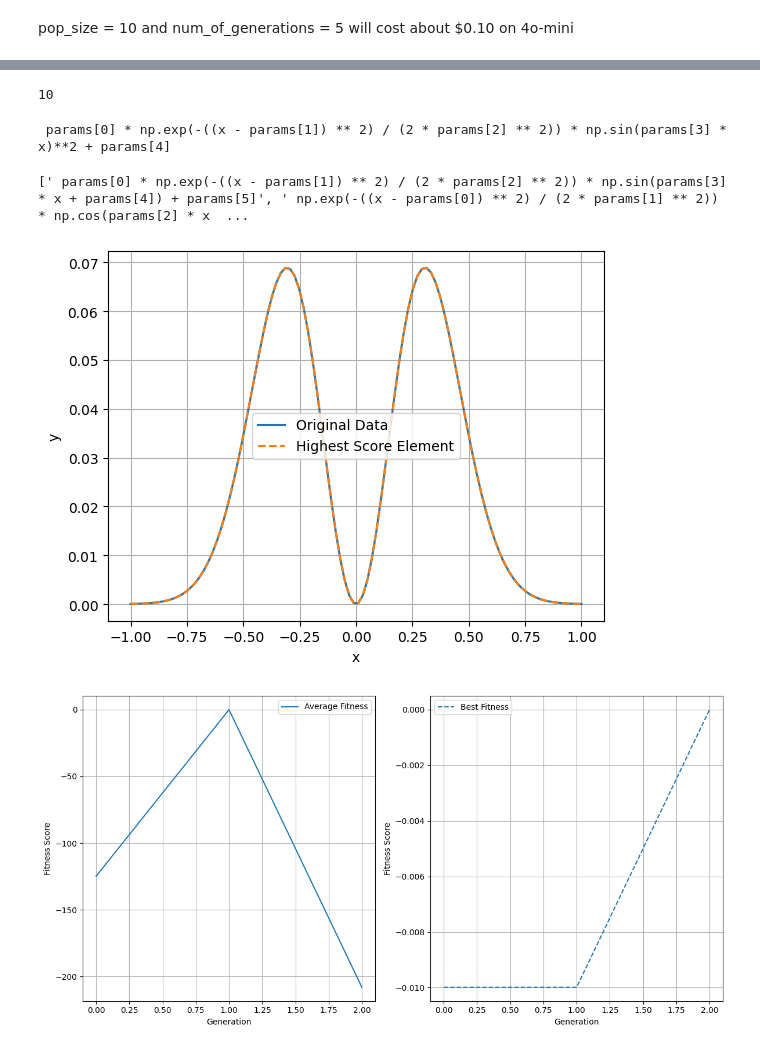
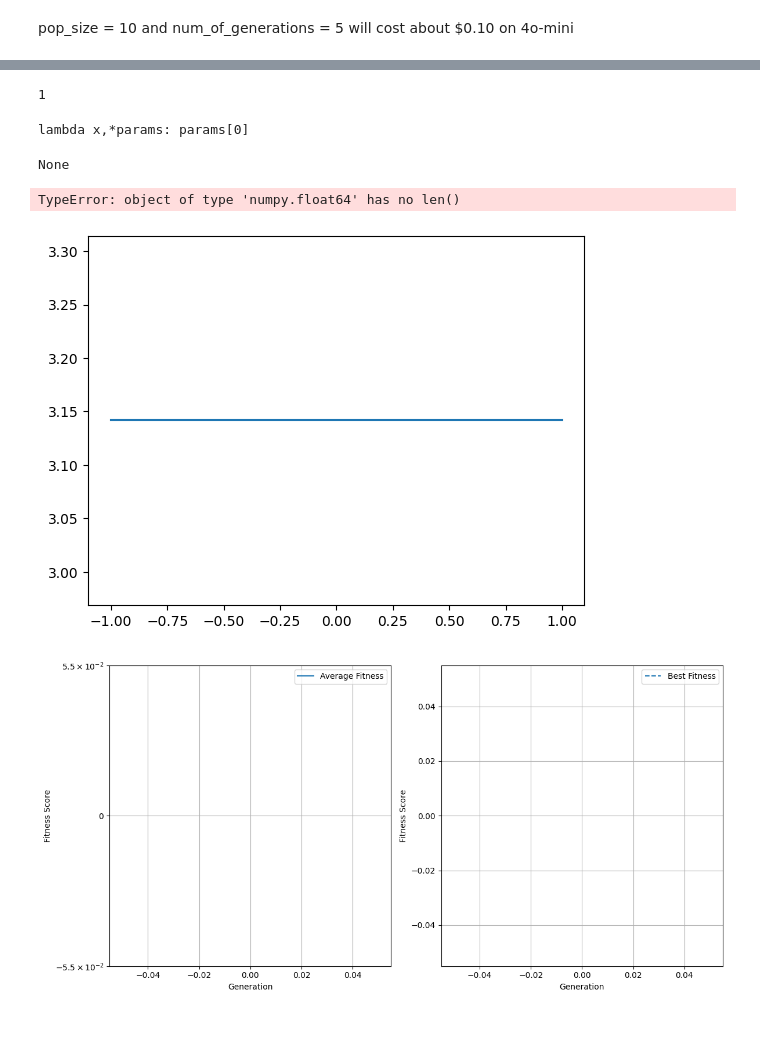
Before and after one commit to harveyThomas4692/llmlex, a Jupyter notebook: Example/testing_area.ipynb, the cells around one changed output, grey strips where cells are left out. Drawn from its saved outputs; the diff is of its cells as text; code cells hidden in the pictures.

```diff
--- a/Example/testing_area.ipynb
+++ b/Example/testing_area.ipynb
@@ -11,8 +11,8 @@ client = openai.OpenAI(
 )
 # %%
 x = np.linspace(-1, 1, 100)
-y = x*np.sin(2*x)*np.exp(-10 * x**2)
-#y = np.tanh(3*x)
+#y = x*np.sin(2*x)*np.exp(-10 * x**2)
+y = np.pi*np.ones(100)
 
 plt.plot(x, y,label='data')
 plt.xlabel('x')
@@ -59,39 +46,40 @@ Credits spent: 0.32118549999999857
 # %%
 len(res[0])
 # %% [output]
-10
+1
 # %%
 highest_score_element = max((item for sublist in res for item in sublist), key=lambda item: item['score'])
 print(highest_score_element['ansatz'])
 # %% [output]
- params[0] * np.exp(-((x - params[1]) ** 2) / (2 * params[2] ** 2)) * np.sin(params[3] * x)**2 + params[4]
+lambda x,*params: params[0]
 # %%
 print(highest_score_element['function_list'])
 # %% [output]
-[' params[0] * np.exp(-((x - params[1]) ** 2) / (2 * params[2] ** 2)) * np.sin(params[3] * x + params[4]) + params[5]', ' np.exp(-((x - params[0]) ** 2) / (2 * params[1] ** 2)) * np.cos(params[2] * x  ...
+None
 # %%
 # Extract the parameters and the ansatz function from the highest_score_element
 params = highest_score_element['params']
 ansatz = highest_score_element['ansatz']
 
 # Define the ansatz function
 def ansatz_function(x, params):
-    return eval(ansatz)
+    return eval(ansatz)(x, *params)
 
 # Plot the original data
 plt.plot(x, y, label='Original Data')
 
 # Plot the highest score element
 plt.plot(x, ansatz_function(x, params), label='Highest Score Element', linestyle='--')
 
 # Add labels and legend
 plt.xlabel('x')
 plt.ylabel('y')
 plt.legend()
 plt.grid(True)
 plt.show()
 # %% [output]
+TypeError: object of type 'numpy.float64' has no len()
-[figure, old version]
+[figure, new version]
 # %%
 # Remove infinite scores
 filtered_res = [[ind for ind in generation if np.isfinite(ind['score'])] for generation in res]
@@ -107,6 +95,7 @@ fig, axs = plt.subplots(1, 2, figsize=(12, 6))
 axs[0].plot(range(len(average_fitness)), average_fitness, label='Average Fitness')
 axs[0].set_xlabel('Generation')
 axs[0].set_ylabel('Fitness Score')
+axs[0].set_yscale('symlog')
 axs[0].legend()
 axs[0].grid(True)
 
@@ -121,4 +110,4 @@ axs[1].grid(True)
 plt.tight_layout()
 plt.show()
 # %% [output]
-[figure, old version]
+[figure, new version]
```
Also changed, not shown: parts of 3 cells of this notebook, 17 other files.
